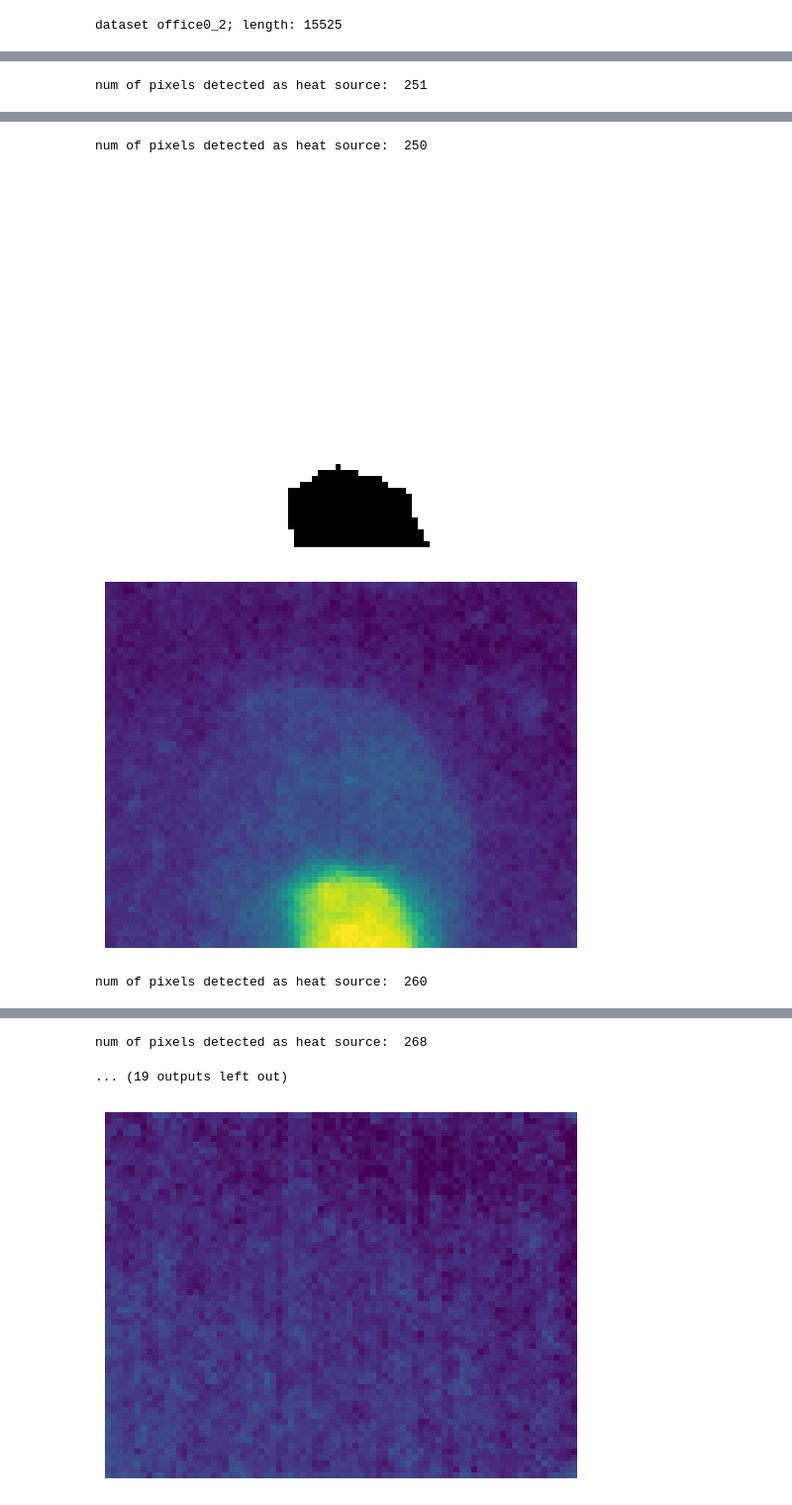
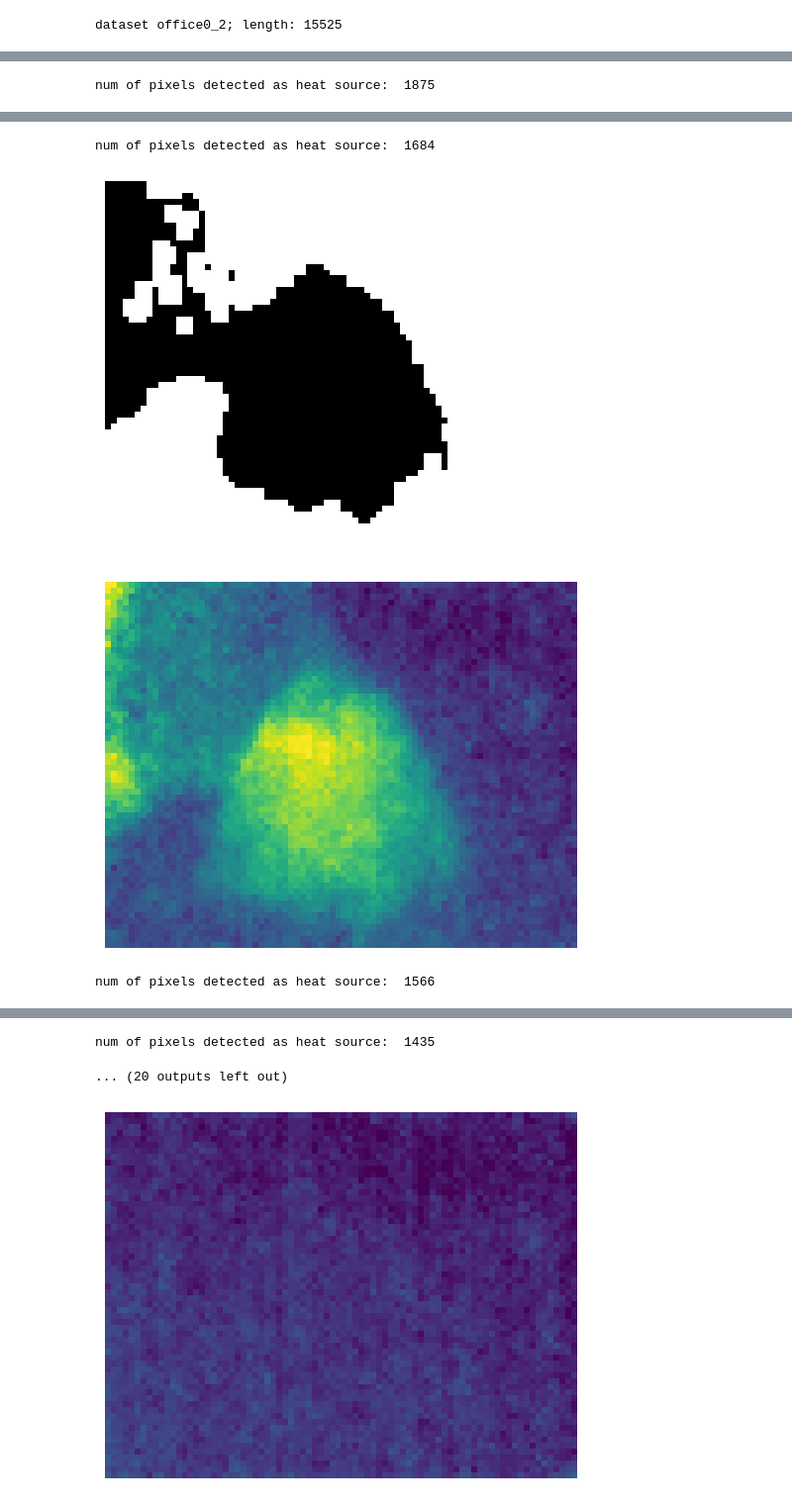
Before and after one commit to Myrmecos/FYP, a Jupyter notebook: src/data_visualization_module/plot_poster.ipynb, the cells around one changed output, grey strips where cells are left out. Shown at 99% size. Drawn from its saved outputs; the diff is of its cells as text; code cells hidden in the pictures.

```diff
--- a/src/data_visualization_module/plot_poster.ipynb
+++ b/src/data_visualization_module/plot_poster.ipynb
@@ -48,6 +48,8 @@ waittime = 1
 visualization = True
 start = 8535
 start = 2045
+start = 1525
+start = 3045
 end = start + 10
 for idx in tqdm(range(start, end, 1)):
     # gt
@@ -112 +114 @@ dataset office0_2; length: 15525
-num of pixels detected as heat source:  251
+num of pixels detected as heat source:  1875
@@ -115,4 +117,4 @@ num of pixels detected as heat source:  251
-num of pixels detected as heat source:  250
+num of pixels detected as heat source:  1684
-[figure, old version]
+[figure, new version]
-[figure, old version]
+[figure, new version]
-num of pixels detected as heat source:  260
+num of pixels detected as heat source:  1566
@@ -121,5 +123,5 @@ num of pixels detected as heat source:  260
-num of pixels detected as heat source:  268
+num of pixels detected as heat source:  1435
-... (19 outputs left out)
+... (20 outputs left out)
 # %%
 for idx in [240, 400, 600, 2800, 1400, 1700]:
     # gt
```
Also changed, not shown: parts of 1 cell of this notebook, 29 other files.
